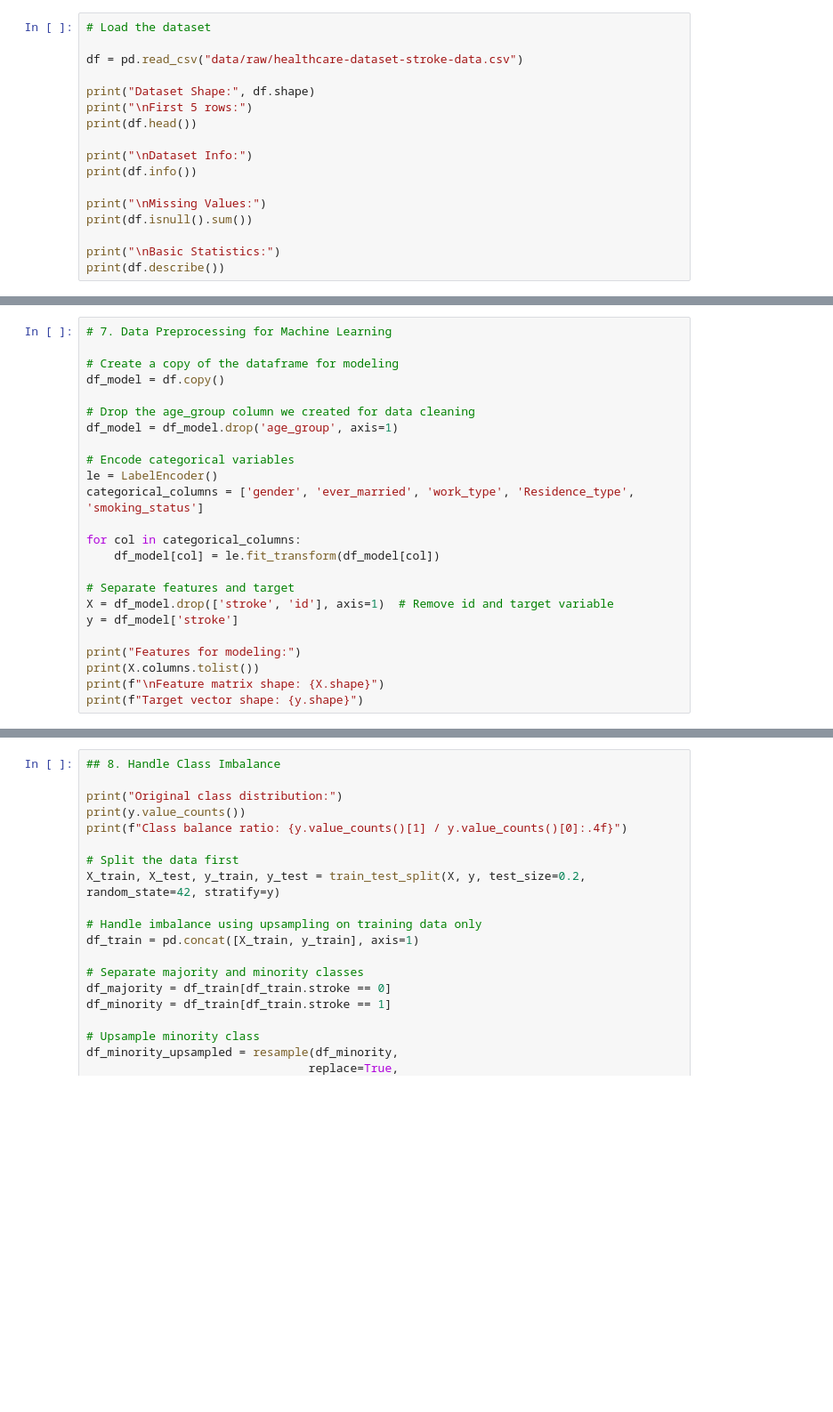
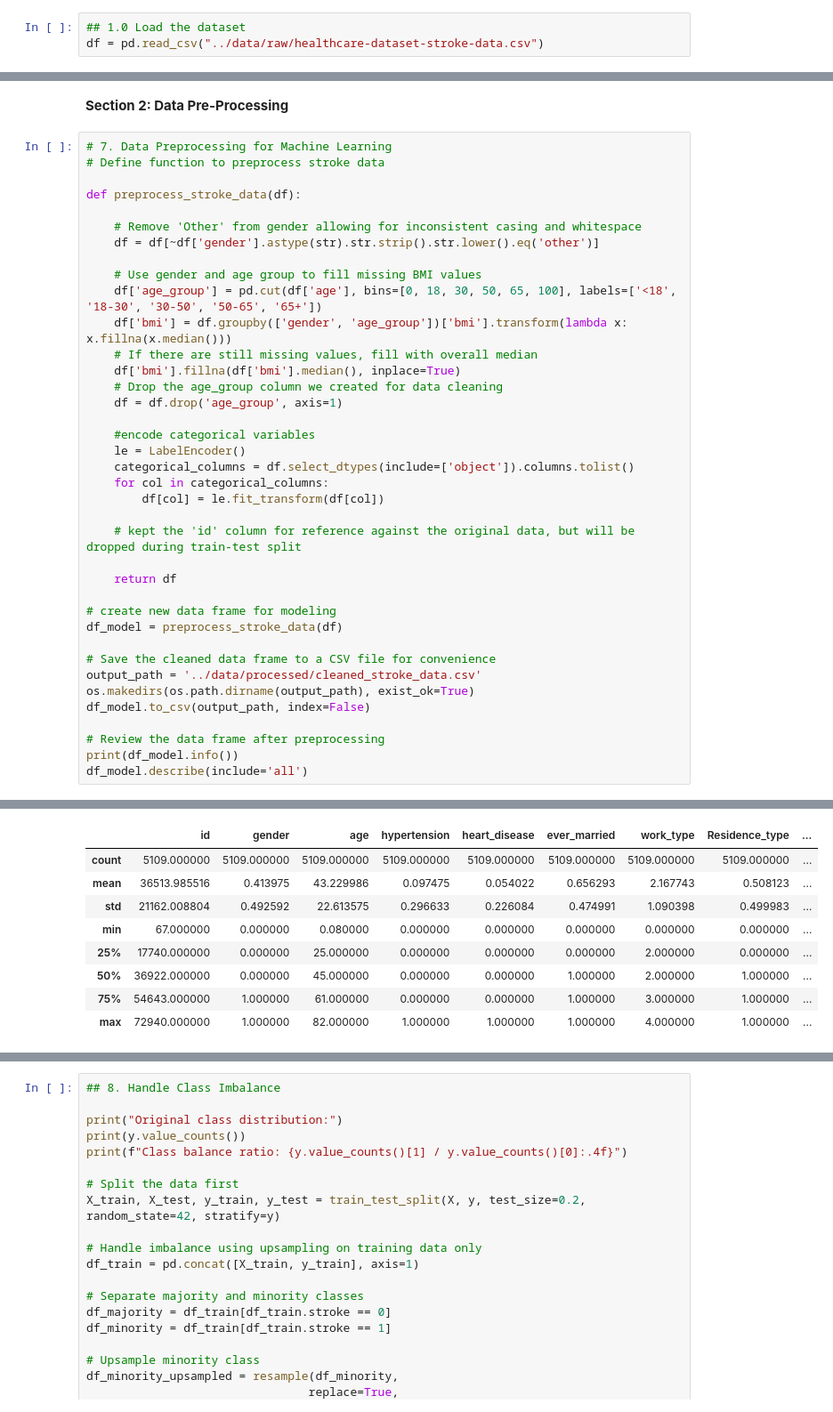
Before and after one commit to MMeer/ml_class_stroke, a Jupyter notebook: notebooks/processing_modeltesting.ipynb, the cells around one changed output, grey strips where cells are left out. Shown at 89% size. Drawn from its saved outputs; the diff is of its cells as text; blank space fills up the shorter version.

```diff
--- a/Stroke_modelbasic_lakshmiV.1.ipynb
+++ b/notebooks/processing_modeltesting.ipynb
@@ -22,17 +29,3 @@ sns.set_palette("husl")
 # %%
-# Load the dataset
-
-df = pd.read_csv("data/raw/healthcare-dataset-stroke-data.csv")
-
-print("Dataset Shape:", df.shape)
-print("\nFirst 5 rows:")
-print(df.head())
-
-print("\nDataset Info:")
-print(df.info())
-
-print("\nMissing Values:")
-print(df.isnull().sum())
-
-print("\nBasic Statistics:")
-print(df.describe())
+## 1.0 Load the dataset
+df = pd.read_csv("../data/raw/healthcare-dataset-stroke-data.csv")
@@ -228,27 +276,43 @@ df_model = df_model.drop('age_group', axis=1)
 # %% [output]
 [figure]
+# %% [markdown]
+**Section 2: Data Pre-Processing**
 # %%
 # 7. Data Preprocessing for Machine Learning
+# Define function to preprocess stroke data
 
-# Create a copy of the dataframe for modeling
-df_model = df.copy()
+def preprocess_stroke_data(df):
 
-# Drop the age_group column we created for data cleaning
-df_model = df_model.drop('age_group', axis=1)
+    # Remove 'Other' from gender allowing for inconsistent casing and whitespace
+    df = df[~df['gender'].astype(str).str.strip().str.lower().eq('other')]
 
-# Encode categorical variables
-le = LabelEncoder()
-categorical_columns = ['gender', 'ever_married', 'work_type', 'Residence_type', 'smoking_status']
+    # Use gender and age group to fill missing BMI values
+    df['age_group'] = pd.cut(df['age'], bins=[0, 18, 30, 50, 65, 100], labels=['<18', '18-30', '30-50', '50-65', '65+'])
+    df['bmi'] = df.groupby(['gender', 'age_group'])['bmi'].transform(lambda x: x.fillna(x.median()))
+    # If there are still missing values, fill with overall median
+    df['bmi'].fillna(df['bmi'].median(), inplace=True)
+    # Drop the age_group column we created for data cleaning
+    df = df.drop('age_group', axis=1)
 
-for col in categorical_columns:
-    df_model[col] = le.fit_transform(df_model[col])
+    #encode categorical variables
+    le = LabelEncoder()
+    categorical_columns = df.select_dtypes(include=['object']).columns.tolist()
+    for col in categorical_columns:
+        df[col] = le.fit_transform(df[col])
 
-# Separate features and target
-X = df_model.drop(['stroke', 'id'], axis=1)  # Remove id and target variable
-y = df_model['stroke']
+    # kept the 'id' column for reference against the original data, but will be dropped during train-test split
 
-print("Features for modeling:")
-print(X.columns.tolist())
-print(f"\nFeature matrix shape: {X.shape}")
-print(f"Target vector shape: {y.shape}")
+    return df
+
+# create new data frame for modeling
+df_model = preprocess_stroke_data(df)
+
+# Save the cleaned data frame to a CSV file for convenience
+output_path = '../data/processed/cleaned_stroke_data.csv'
+os.makedirs(os.path.dirname(output_path), exist_ok=True)
+df_model.to_csv(output_path, index=False)
+
+# Review the data frame after preprocessing
+print(df_model.info())
+df_model.describe(include='all')
 # %% [output]
@@ -259,0 +339,9 @@ Target vector shape: (5109,)
+|  | id | gender | age | hypertension | heart_disease | ever_married | work_type | Residence_type | ... |
+| count | 5109.000000 | 5109.000000 | 5109.000000 | 5109.000000 | 5109.000000 | 5109.000000 | 5109.000000 | 5109.000000 | ... |
+| mean | 36513.985516 | 0.413975 | 43.229986 | 0.097475 | 0.054022 | 0.656293 | 2.167743 | 0.508123 | ... |
+| std | 21162.008804 | 0.492592 | 22.613575 | 0.296633 | 0.226084 | 0.474991 | 1.090398 | 0.499983 | ... |
+| min | 67.000000 | 0.000000 | 0.080000 | 0.000000 | 0.000000 | 0.000000 | 0.000000 | 0.000000 | ... |
+| 25% | 17740.000000 | 0.000000 | 25.000000 | 0.000000 | 0.000000 | 0.000000 | 2.000000 | 0.000000 | ... |
+| 50% | 36922.000000 | 0.000000 | 45.000000 | 0.000000 | 0.000000 | 1.000000 | 2.000000 | 1.000000 | ... |
+| 75% | 54643.000000 | 1.000000 | 61.000000 | 0.000000 | 0.000000 | 1.000000 | 3.000000 | 1.000000 | ... |
+| max | 72940.000000 | 1.000000 | 82.000000 | 1.000000 | 1.000000 | 1.000000 | 4.000000 | 1.000000 | ... |
```
Also changed, not shown: parts of 25 cells of this notebook, 4 other files.
